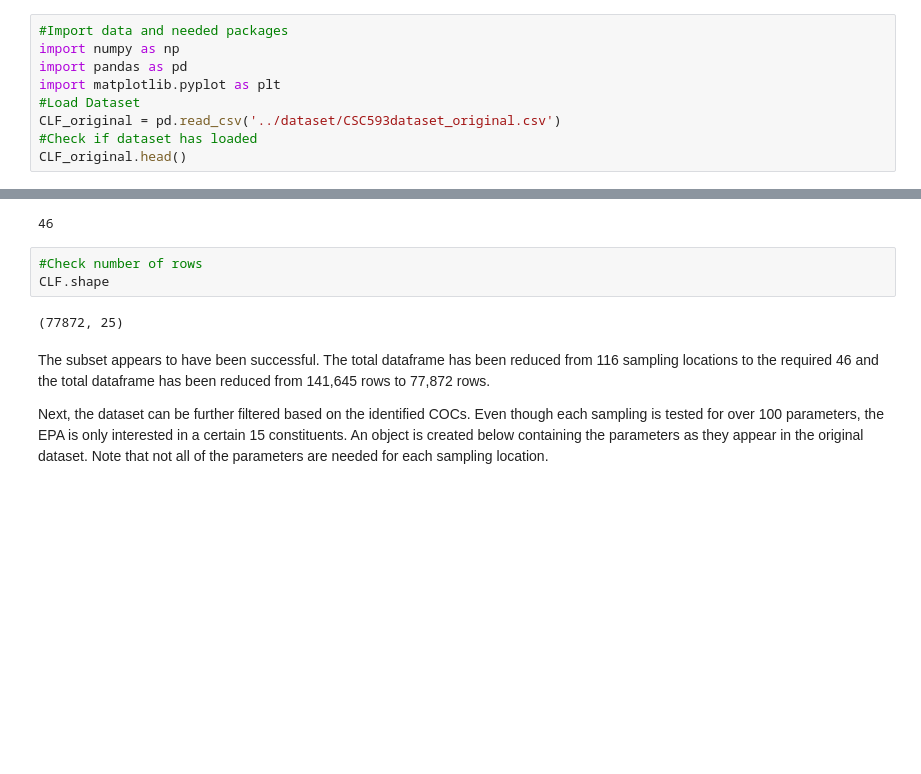
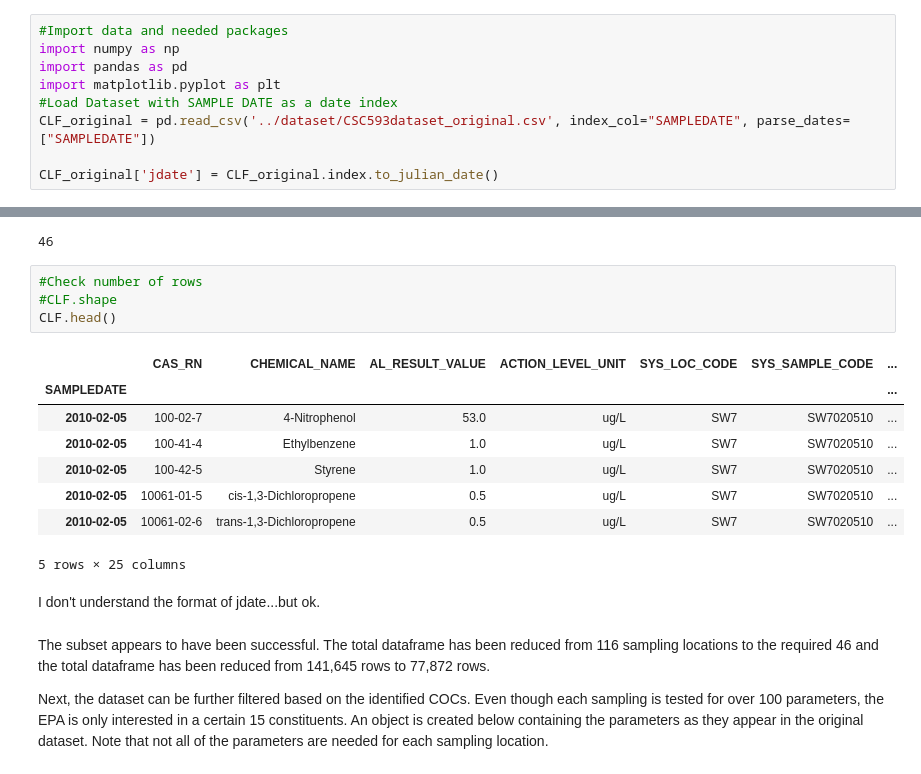
Before and after one commit to SarahFD3/uri_csc593, a Jupyter notebook: homework/SFD_FinalProject_WhiteBox.ipynb, the cells around one changed output, grey strips where cells are left out. Saved outputs shown, nothing was run; the diff lists cells and outputs as text; blank space fills up the shorter version.

```diff
--- a/homework/SFD_FinalProject_WhiteBox.ipynb
+++ b/homework/SFD_FinalProject_WhiteBox.ipynb
@@ -37,7 +36,7 @@ The general structure of this notebook is as follows:
 import numpy as np
 import pandas as pd
 import matplotlib.pyplot as plt
-#Load Dataset
-CLF_original = pd.read_csv('../dataset/CSC593dataset_original.csv')
-#Check if dataset has loaded
-CLF_original.head()
+#Load Dataset with SAMPLE DATE as a date index
+CLF_original = pd.read_csv('../dataset/CSC593dataset_original.csv', index_col="SAMPLEDATE", parse_dates=["SAMPLEDATE"])
+
+CLF_original['jdate'] = CLF_original.index.to_julian_date()
@@ -91,9 +94,19 @@ CLF.SYS_LOC_CODE.nunique()
 46
 # %%
 #Check number of rows
-CLF.shape
+#CLF.shape
+CLF.head()
 # %% [output]
+|  | CAS_RN | CHEMICAL_NAME | AL_RESULT_VALUE | ACTION_LEVEL_UNIT | SYS_LOC_CODE | SYS_SAMPLE_CODE | ... |
+| SAMPLEDATE |  |  |  |  |  |  | ... |
+| 2010-02-05 | 100-02-7 | 4-Nitrophenol | 53.0 | ug/L | SW7 | SW7020510 | ... |
+| 2010-02-05 | 100-41-4 | Ethylbenzene | 1.0 | ug/L | SW7 | SW7020510 | ... |
+| 2010-02-05 | 100-42-5 | Styrene | 1.0 | ug/L | SW7 | SW7020510 | ... |
+| 2010-02-05 | 10061-01-5 | cis-1,3-Dichloropropene | 0.5 | ug/L | SW7 | SW7020510 | ... |
+| 2010-02-05 | 10061-02-6 | trans-1,3-Dichloropropene | 0.5 | ug/L | SW7 | SW7020510 | ... |
-(77872, 25)
+5 rows × 25 columns
+# %% [markdown]
+I don't understand the format of jdate...but ok.
 # %% [markdown]
 The subset appears to have been successful. The total dataframe has been reduced from 116 sampling locations to the required 46 and the total dataframe has been reduced from 141,645 rows to 77,872 rows.
 
```
Also changed, not shown: parts of 14 cells of this notebook, 1 other file.
